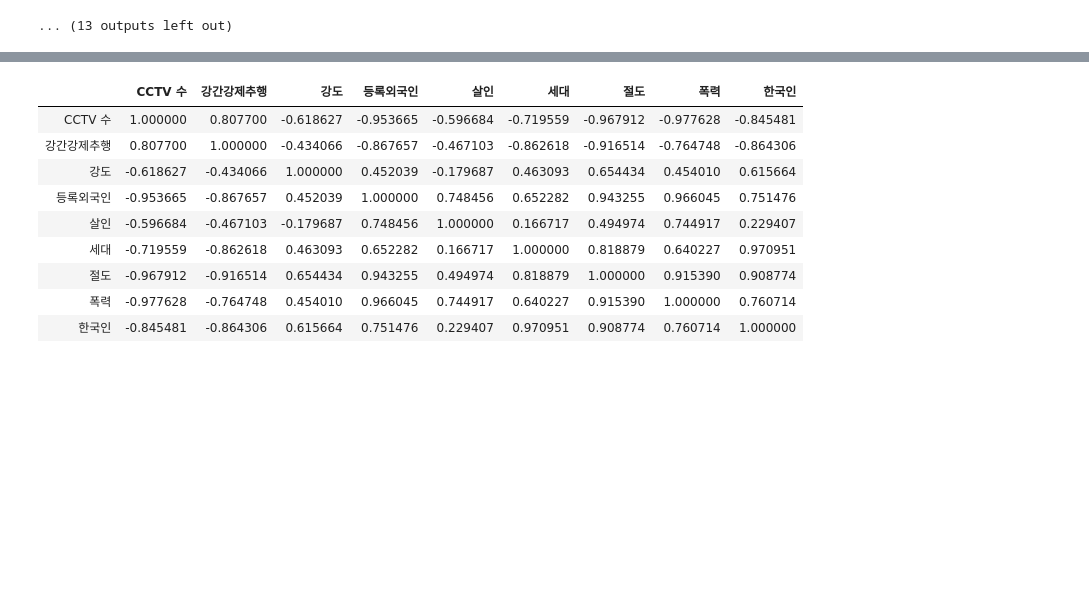
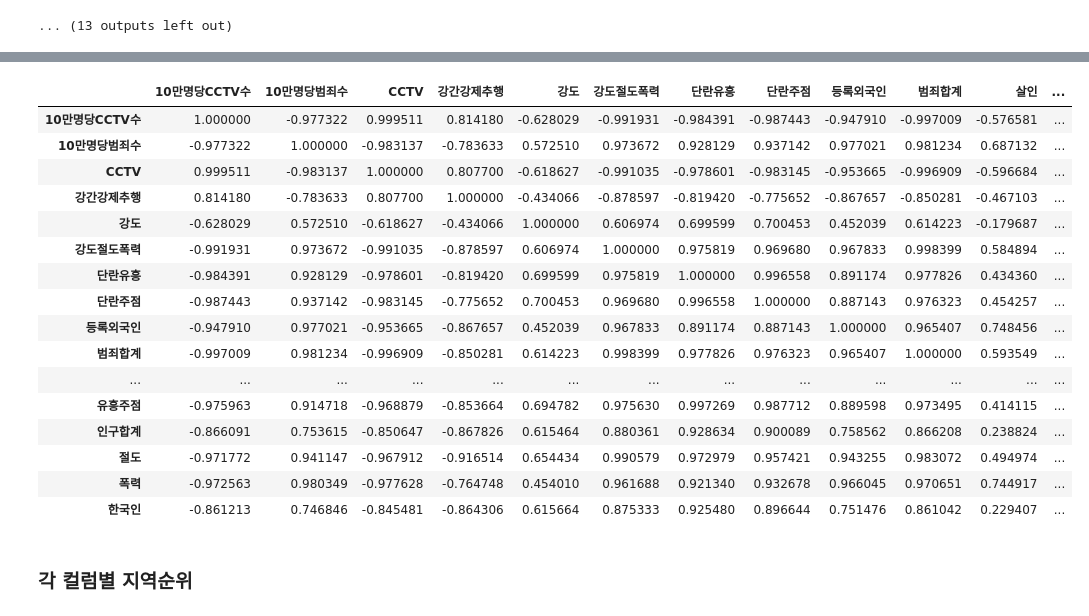
Before and after one commit to madfalc0n/Image-analysis-and-develope, a Jupyter notebook: project/main/1.Exploratory_Data_Analysis_1.ipynb, the cells around one changed output, grey strips where cells are left out. Drawn from its saved outputs; the diff is of its cells as text; code cells hidden in the pictures; blank space fills up the shorter version.

```diff
--- a/project/main/1.Exploratory_Data_Analysis.ipynb
+++ b/project/main/1.Exploratory_Data_Analysis_1.ipynb
@@ -20,8 +17,8 @@ font_name = fm.FontProperties(fname=font_location).get_name()
 rc('font', family=font_name)
 # %%
 #csv 파일 호출
-df = pd.read_excel('./data/seoul_2014to2018_cctv_pop_crime2.xlsx')
-ddf = pd.read_excel('./data/seoul_2014to2018_cctv_pop_crime2.xlsx')
-df.head(3)
+df = pd.read_csv('./data/20200101_seoul_2014_to_2018_crime_cctv_pop_food_sum.csv')
+ddf = pd.read_csv('./data/20200101_seoul_2014_to_2018_crime_cctv_pop_food_sum.csv')
+display(df.head(10))
 df.info()
 # %% [output]
@@ -46,19 +53,19 @@ memory usage: 12.8+ KB
 # %%
 #결측치 처리
-df['년도'].fillna(method='ffill' ,inplace=True)
+#df['년도'].fillna(method='ffill' ,inplace=True)
 
 #'년도'컬럼 형변환 - float->int->str
-df['년도'] = df['년도'].astype(int)
+#df['년도'] = df['년도'].astype(int)
+
+#서울지역 리스트 생성
+seoul_area = list(set(df['지역']))
+
 #피벗테이블로 변환
-df = df.pivot_table(index=['자치구','년도'])
+df = df.pivot_table(index=['지역','년도'])
+#df.sortlevel(sort_remaining=False)
 #print(df)
-#지역별 리스트 생성, 중복제거, 총 25개의 구로 나뉨
-seoul_area = []
-for i,j in df.index:
-    seoul_area.append(i)
-seoul_area = list(set(seoul_area))
-#print(len(seoul_area))
-#print(seoul_area)
+print(seoul_area)
+display(df)
 
 #조회
 # for i in seoul_area:
@@ -144,15 +179,25 @@ memory usage: 12.8+ KB
 #crime_kind = gdf[['강간강제추행', '강도', '살인', '절도', '폭력']]
 #g = sns.pairplot(ddf, hue='자치구' )
 # %%
-gdf[['CCTV 수', '강간강제추행', '강도', '등록외국인', '살인', '세대', '절도','폭력', '한국인']].corr()
+gdf[['10만명당CCTV수', '10만명당범죄수', 'CCTV', '강간강제추행', '강도','강도절도폭력', '단란유흥', '단란주점',
+     '등록외국인', '범죄합계', '살인','살인강간', '세대', '유흥주점', '인구합계', '절도', '폭력', '한국인']].corr()
 # %% [output]
-|  | CCTV 수 | 강간강제추행 | 강도 | 등록외국인 | 살인 | 세대 | 절도 | 폭력 | 한국인 |
-| CCTV 수 | 1.000000 | 0.807700 | -0.618627 | -0.953665 | -0.596684 | -0.719559 | -0.967912 | -0.977628 | -0.845481 |
-| 강간강제추행 | 0.807700 | 1.000000 | -0.434066 | -0.867657 | -0.467103 | -0.862618 | -0.916514 | -0.764748 | -0.864306 |
-| 강도 | -0.618627 | -0.434066 | 1.000000 | 0.452039 | -0.179687 | 0.463093 | 0.654434 | 0.454010 | 0.615664 |
-| 등록외국인 | -0.953665 | -0.867657 | 0.452039 | 1.000000 | 0.748456 | 0.652282 | 0.943255 | 0.966045 | 0.751476 |
-| 살인 | -0.596684 | -0.467103 | -0.179687 | 0.748456 | 1.000000 | 0.166717 | 0.494974 | 0.744917 | 0.229407 |
-| 세대 | -0.719559 | -0.862618 | 0.463093 | 0.652282 | 0.166717 | 1.000000 | 0.818879 | 0.640227 | 0.970951 |
-| 절도 | -0.967912 | -0.916514 | 0.654434 | 0.943255 | 0.494974 | 0.818879 | 1.000000 | 0.915390 | 0.908774 |
-| 폭력 | -0.977628 | -0.764748 | 0.454010 | 0.966045 | 0.744917 | 0.640227 | 0.915390 | 1.000000 | 0.760714 |
-| 한국인 | -0.845481 | -0.864306 | 0.615664 | 0.751476 | 0.229407 | 0.970951 | 0.908774 | 0.760714 | 1.000000 |
+|  | 10만명당CCTV수 | 10만명당범죄수 | CCTV | 강간강제추행 | 강도 | 강도절도폭력 | 단란유흥 | 단란주점 | 등록외국인 | 범죄합계 | 살인 | ... |
+| 10만명당CCTV수 | 1.000000 | -0.977322 | 0.999511 | 0.814180 | -0.628029 | -0.991931 | -0.984391 | -0.987443 | -0.947910 | -0.997009 | -0.576581 | ... |
+| 10만명당범죄수 | -0.977322 | 1.000000 | -0.983137 | -0.783633 | 0.572510 | 0.973672 | 0.928129 | 0.937142 | 0.977021 | 0.981234 | 0.687132 | ... |
+| CCTV | 0.999511 | -0.983137 | 1.000000 | 0.807700 | -0.618627 | -0.991035 | -0.978601 | -0.983145 | -0.953665 | -0.996909 | -0.596684 | ... |
+| 강간강제추행 | 0.814180 | -0.783633 | 0.807700 | 1.000000 | -0.434066 | -0.878597 | -0.819420 | -0.775652 | -0.867657 | -0.850281 | -0.467103 | ... |
+| 강도 | -0.628029 | 0.572510 | -0.618627 | -0.434066 | 1.000000 | 0.606974 | 0.699599 | 0.700453 | 0.452039 | 0.614223 | -0.179687 | ... |
+| 강도절도폭력 | -0.991931 | 0.973672 | -0.991035 | -0.878597 | 0.606974 | 1.000000 | 0.975819 | 0.969680 | 0.967833 | 0.998399 | 0.584894 | ... |
+| 단란유흥 | -0.984391 | 0.928129 | -0.978601 | -0.819420 | 0.699599 | 0.975819 | 1.000000 | 0.996558 | 0.891174 | 0.977826 | 0.434360 | ... |
+| 단란주점 | -0.987443 | 0.937142 | -0.983145 | -0.775652 | 0.700453 | 0.969680 | 0.996558 | 1.000000 | 0.887143 | 0.976323 | 0.454257 | ... |
+| 등록외국인 | -0.947910 | 0.977021 | -0.953665 | -0.867657 | 0.452039 | 0.967833 | 0.891174 | 0.887143 | 1.000000 | 0.965407 | 0.748456 | ... |
+| 범죄합계 | -0.997009 | 0.981234 | -0.996909 | -0.850281 | 0.614223 | 0.998399 | 0.977826 | 0.976323 | 0.965407 | 1.000000 | 0.593549 | ... |
+| ... | ... | ... | ... | ... | ... | ... | ... | ... | ... | ... | ... | ... |
+| 유흥주점 | -0.975963 | 0.914718 | -0.968879 | -0.853664 | 0.694782 | 0.975630 | 0.997269 | 0.987712 | 0.889598 | 0.973495 | 0.414115 | ... |
+| 인구합계 | -0.866091 | 0.753615 | -0.850647 | -0.867826 | 0.615464 | 0.880361 | 0.928634 | 0.900089 | 0.758562 | 0.866208 | 0.238824 | ... |
+| 절도 | -0.971772 | 0.941147 | -0.967912 | -0.916514 | 0.654434 | 0.990579 | 0.972979 | 0.957421 | 0.943255 | 0.983072 | 0.494974 | ... |
+| 폭력 | -0.972563 | 0.980349 | -0.977628 | -0.764748 | 0.454010 | 0.961688 | 0.921340 | 0.932678 | 0.966045 | 0.970651 | 0.744917 | ... |
+| 한국인 | -0.861213 | 0.746846 | -0.845481 | -0.864306 | 0.615664 | 0.875333 | 0.925480 | 0.896644 | 0.751476 | 0.861042 | 0.229407 | ... |
+# %% [markdown]
+### 각 컬럼별 지역순위
```
Also changed, not shown: parts of 7 cells of this notebook, 47 other files.
